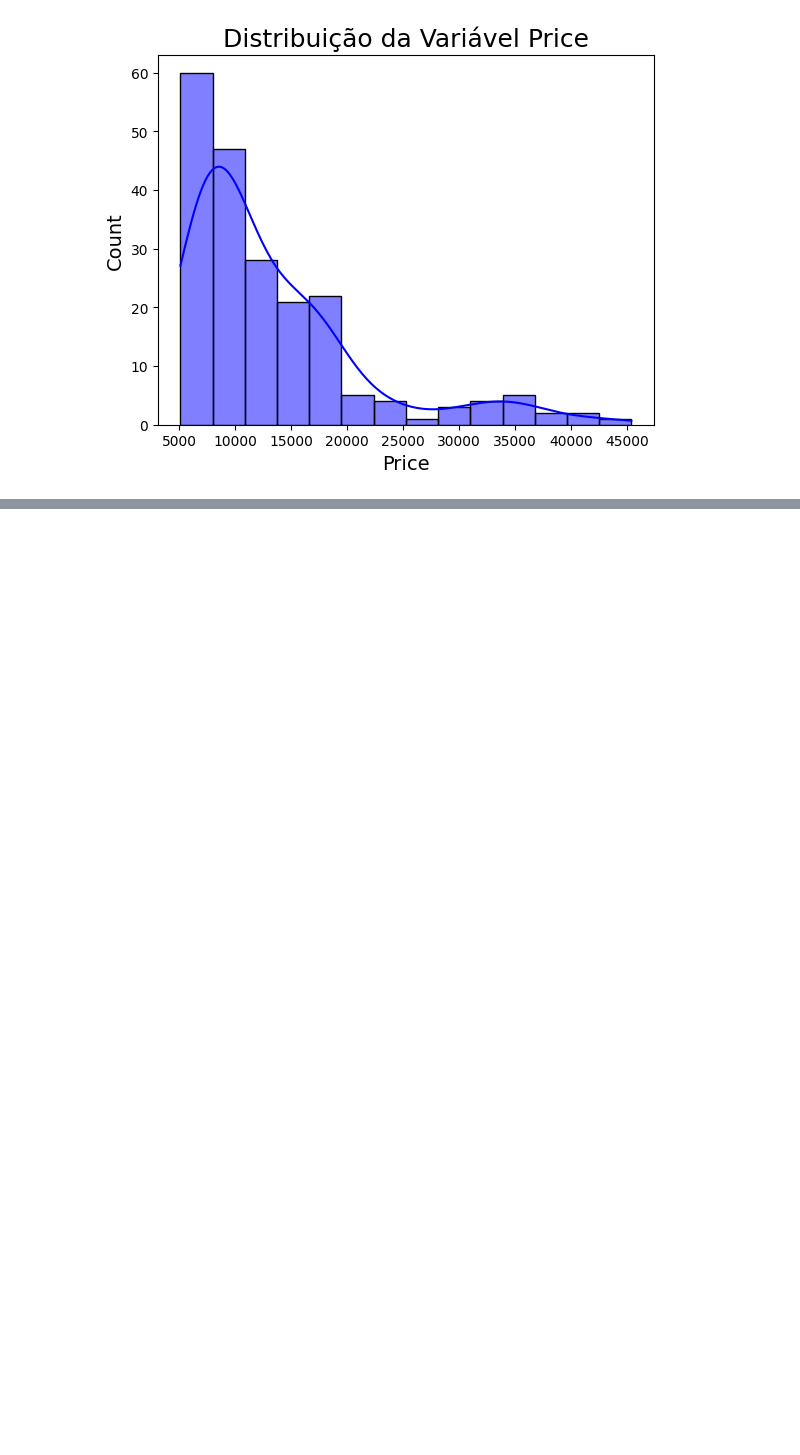
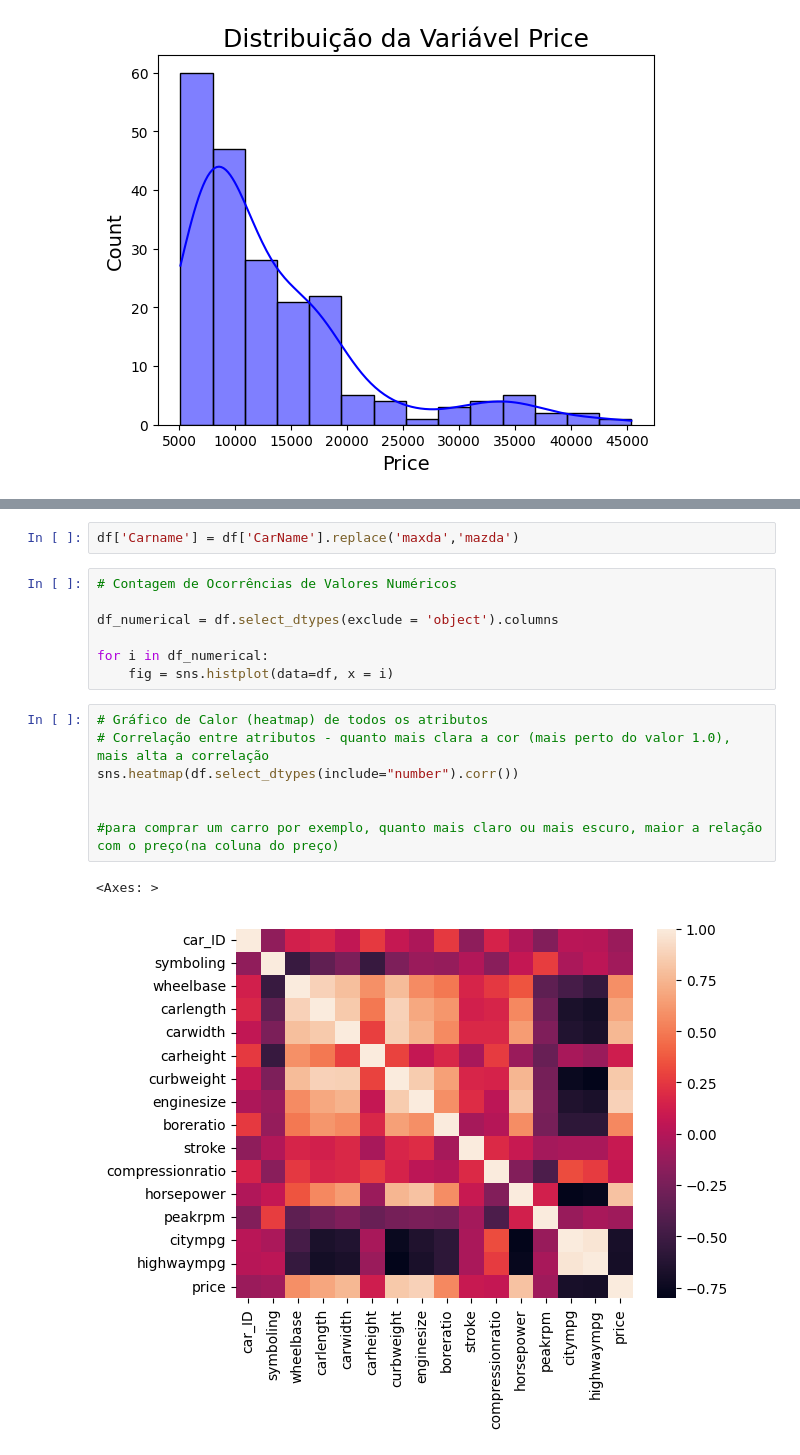
Before and after one commit to pedrohenribeiro/Inteligencia-Artificial, a Jupyter notebook: Lab3.ipynb, the cells around one changed output, grey strips where cells are left out. Cells and saved outputs as stored; diff of their text form; blank space fills up the shorter version.

```diff
--- a/Lab3.ipynb
+++ b/Lab3.ipynb
@@ -169,0 +211,19 @@ Text(0, 0.5, 'Count')
+# %%
+df['Carname'] = df['CarName'].replace('maxda','mazda')
+# %%
+# Contagem de Ocorrências de Valores Numéricos
+
+df_numerical = df.select_dtypes(exclude = 'object').columns
+
+for i in df_numerical:
+    fig = sns.histplot(data=df, x = i)
+# %%
+# Gráfico de Calor (heatmap) de todos os atributos
+# Correlação entre atributos - quanto mais clara a cor (mais perto do valor 1.0), mais alta a correlação
+sns.heatmap(df.select_dtypes(include="number").corr())
+
+
+#para comprar um carro por exemplo, quanto mais claro ou mais escuro, maior a relação com o preço(na coluna do preço)
+# %% [output]
+<Axes: >
+[figure, added]
```
Also changed, not shown: parts of 5 cells of this notebook.
